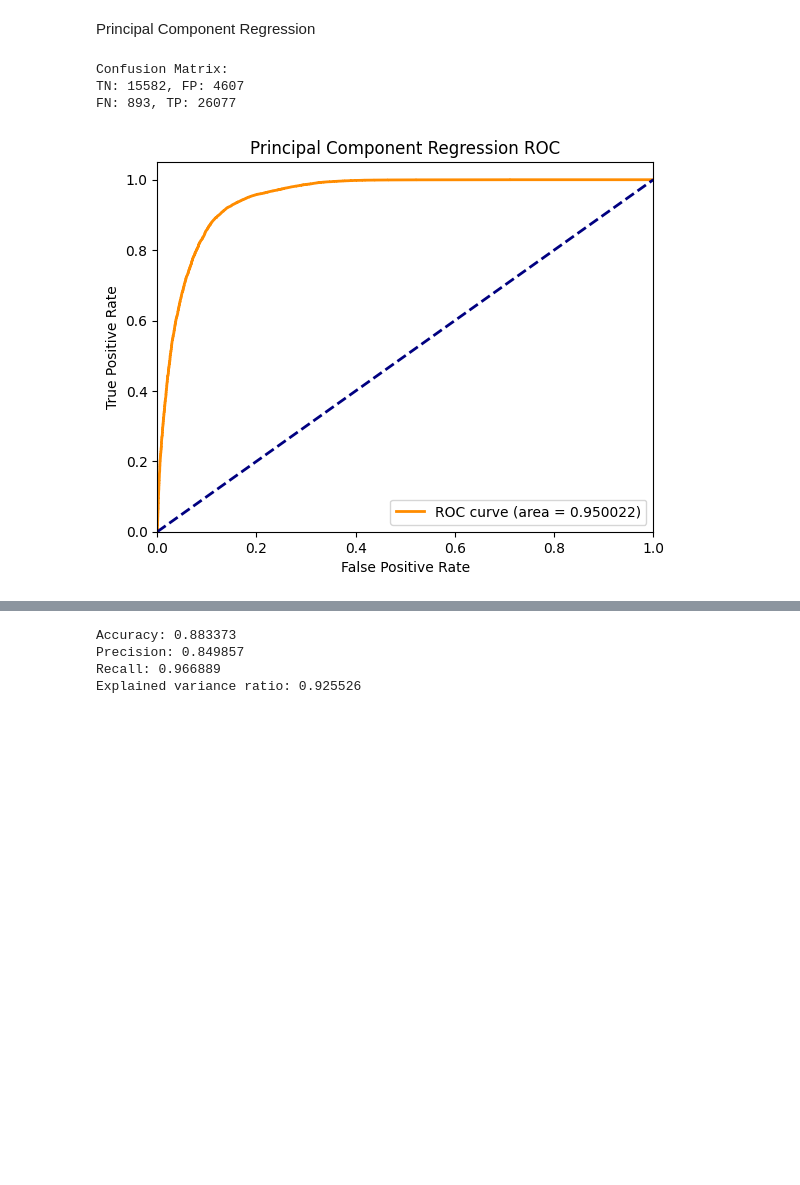
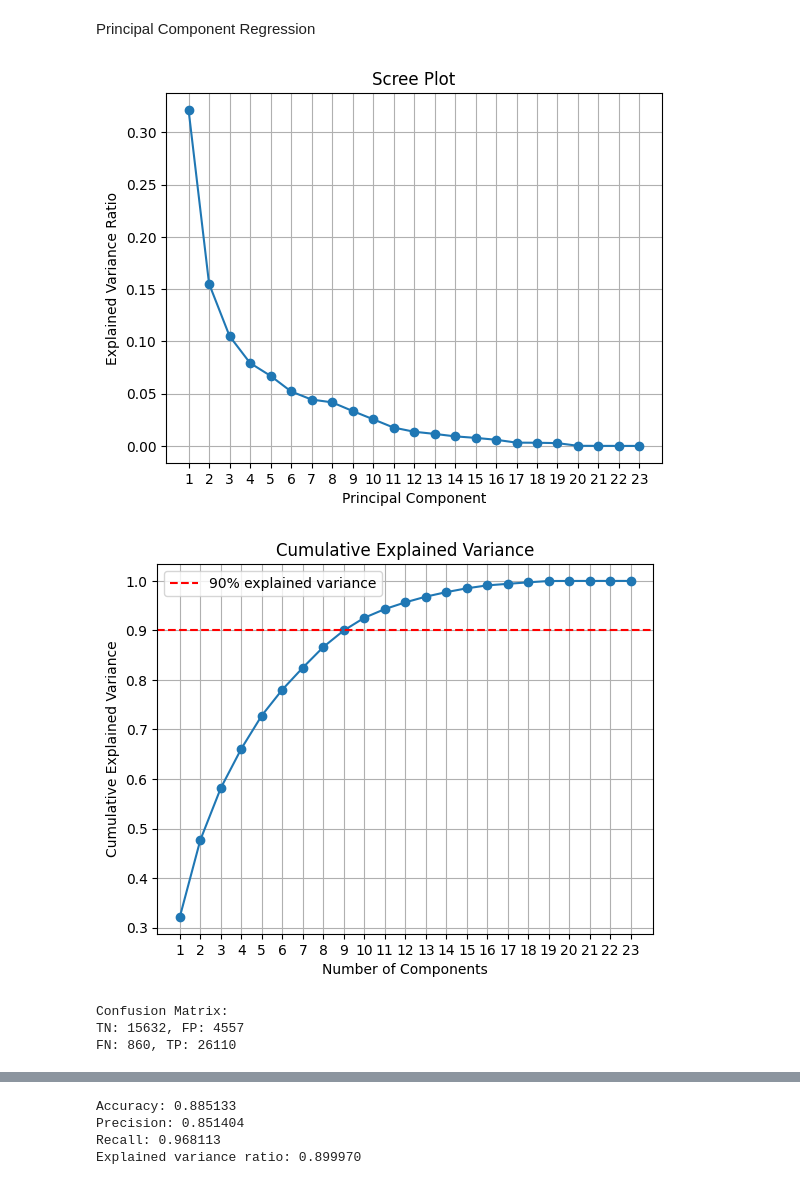
Before and after one commit to MuLancer/Phishing_URL_Classification, a Jupyter notebook: code/ML_models_linear.ipynb, the cells around one changed output, grey strips where cells are left out. Saved outputs shown, nothing was run; the diff lists cells and outputs as text; code cells hidden in the pictures; blank space fills up the shorter version.

Commit message:
create scree plot for pcr

```diff
--- a/code/ML_models_linear.ipynb
+++ b/code/ML_models_linear.ipynb
@@ -449,8 +456,39 @@ Recall: 0.998183
 # %% [markdown]
 Principal Component Regression
 # %%
-# Apply PCA to reduce dimensionality
-n_components = 10  # You can adjust this value
+# Scree plot to decide how many PCA components to retain
+X_full = df_train.drop('label', axis=1)
+y_full = df_train['label']
+X_test = df_test.drop('label', axis=1)
+y_test = df_test['label']
+
+pca_temp = PCA(random_state=42)
+pca_temp.fit(X_full)
+
+explained_var = pca_temp.explained_variance_ratio_
+cum_explained_var = np.cumsum(explained_var)
+
+plt.figure()
+plt.plot(np.arange(1, len(explained_var) + 1), explained_var, marker='o')
+plt.xlabel('Principal Component')
+plt.ylabel('Explained Variance Ratio')
+plt.title('Scree Plot')
+plt.xticks(np.arange(1, len(explained_var) + 1))
+plt.grid(True)
+plt.show()
+
+plt.figure()
+plt.plot(np.arange(1, len(cum_explained_var) + 1), cum_explained_var, marker='o')
+plt.xlabel('Number of Components')
+plt.ylabel('Cumulative Explained Variance')
+plt.title('Cumulative Explained Variance')
+plt.axhline(0.90, color='red', linestyle='--', label='90% explained variance')
+plt.legend()
+plt.xticks(np.arange(1, len(cum_explained_var) + 1))
+plt.grid(True)
+plt.show()
+
+n_components = 9
 pca = PCA(n_components=n_components, random_state=42)
 
 X_full_pca = pca.fit_transform(X_full)
@@ -469,34 +507,35 @@ print("Confusion Matrix:")
 print(f"TN: {cm[0,0]}, FP: {cm[0,1]}")
 print(f"FN: {cm[1,0]}, TP: {cm[1,1]}")
 
 # Compute ROC curve and AUC
 y_pred_proba_pcr = model_pcr.predict_proba(X_test_pca)[:, 1]
 fpr, tpr, thresholds = roc_curve(y_test, y_pred_proba_pcr)
 roc_auc = auc(fpr, tpr)
 
 # Plot ROC curve
 plt.figure()
 plt.plot(fpr, tpr, color='darkorange', lw=2, label='ROC curve (area = %0.6f)' % roc_auc)
 plt.plot([0, 1], [0, 1], color='navy', lw=2, linestyle='--')
 plt.xlim([0.0, 1.0])
 plt.ylim([0.0, 1.05])
 plt.xlabel('False Positive Rate')
 plt.ylabel('True Positive Rate')
 plt.title('Principal Component Regression ROC')
 plt.legend(loc="lower right")
 plt.show()
 
 # Compute and print metrics
 accuracy = accuracy_score(y_test, y_pred_test_pcr)
 precision = precision_score(y_test, y_pred_test_pcr)
 recall = recall_score(y_test, y_pred_test_pcr)
 
 print(f"Accuracy: {accuracy:.6f}")
 print(f"Precision: {precision:.6f}")
 print(f"Recall: {recall:.6f}")
 print(f"Explained variance ratio: {pca.explained_variance_ratio_.sum():.6f}")
 # %% [output]
+[figure, new version]
+[figure, added]
 Confusion Matrix:
-TN: 15582, FP: 4607
-FN: 893, TP: 26077
+TN: 15632, FP: 4557
+FN: 860, TP: 26110
-[figure, old version]
@@ -503,4 +543,4 @@ FN: 893, TP: 26077
-Accuracy: 0.883373
-Precision: 0.849857
-Recall: 0.966889
-Explained variance ratio: 0.925526
+Accuracy: 0.885133
+Precision: 0.851404
+Recall: 0.968113
+Explained variance ratio: 0.899970
```
Also changed, not shown: parts of 5 cells of this notebook.
